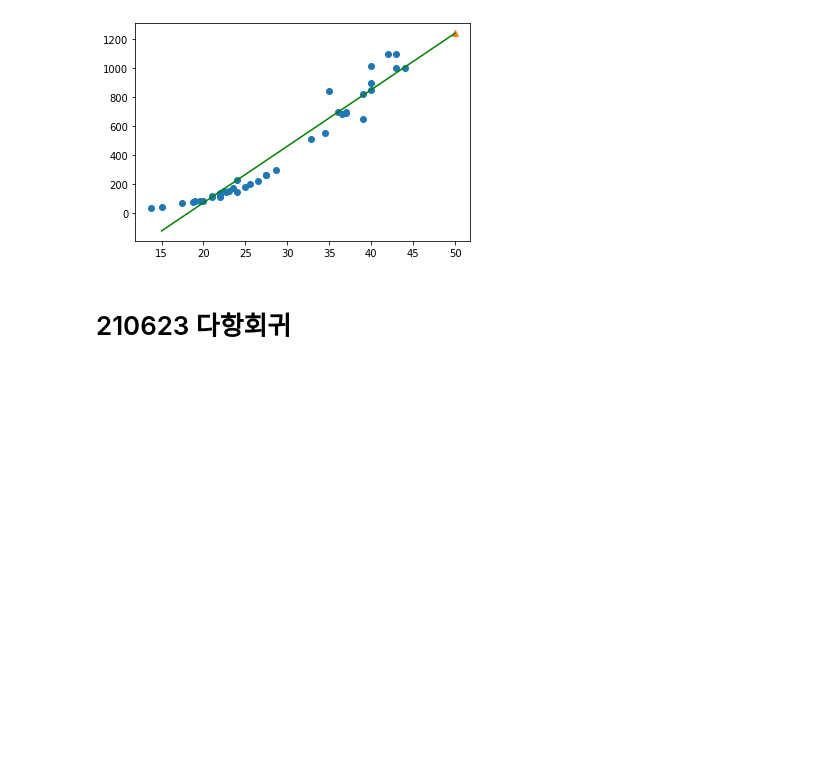
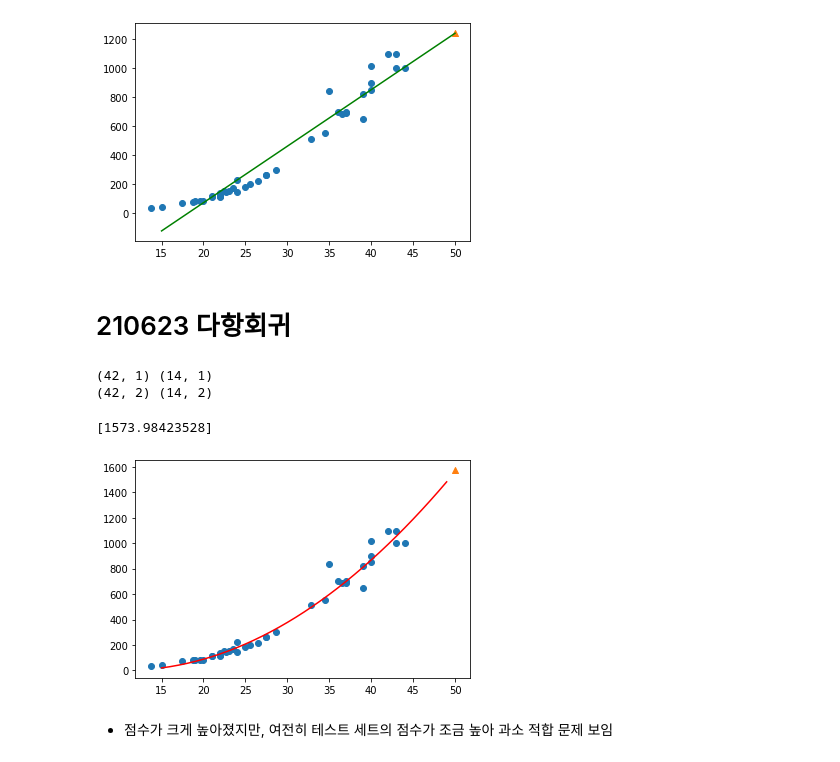
Before and after one commit to 951237/ai_graduate, a Jupyter notebook: 대학원_2학기_머신러닝_선형회귀_210621.ipynb, the cells around one changed output. Cells and saved outputs as stored; diff of their text form; code cells hidden in the pictures; blank space fills up the shorter version.

```diff
--- a/대학원_2학기_머신러닝_선형회귀_210621.ipynb
+++ b/대학원_2학기_머신러닝_선형회귀_210621.ipynb
@@ -85,0 +84,30 @@ plt.show()
+# %%
+# 다항회귀 : 최적의 직선보다 최적의 곡선을 찾는 무제임
+train_poly = np.column_stack((train_input**2, train_input)) # 넘파이 브로드캐스팅 적용
+test_poly = np.column_stack((test_input**2, test_input))
+
+print(train_input.shape, test_input.shape)
+print(train_poly.shape, test_poly.shape)
+# %% [output]
+(42, 1) (14, 1)
+(42, 2) (14, 2)
+# %%
+# 선형회귀 모델다시 훈련하여 농어에 대한 무게 다시 예측하기
+lr2 = LinearRegression()
+lr2.fit(train_poly, train_target)
+print(lr2.predict([[50**2, 50]]))
+# %% [output]
+[1573.98423528]
+# %%
+# 산점도 그리기
+point = np.arange(15,50)
+
+plt.scatter(train_input, train_target) # 훈련세트 산점도 그리기
+plt.plot(point, 1.01*point**2 - 21.6*point + 116.05, color='r') # 15~49까지의 2차 방정식 그래프
+
+plt.scatter([50], [1574], marker='^') # 50cm 농어 데이터 점찍기
+plt.show()
+# %% [output]
+[figure, added]
+# %% [markdown]
+- 점수가 크게 높아졌지만, 여전히 테스트 세트의 점수가 조금 높아 과소 적합 문제 보임
```
Also changed, not shown: parts of 1 cell of this notebook.
